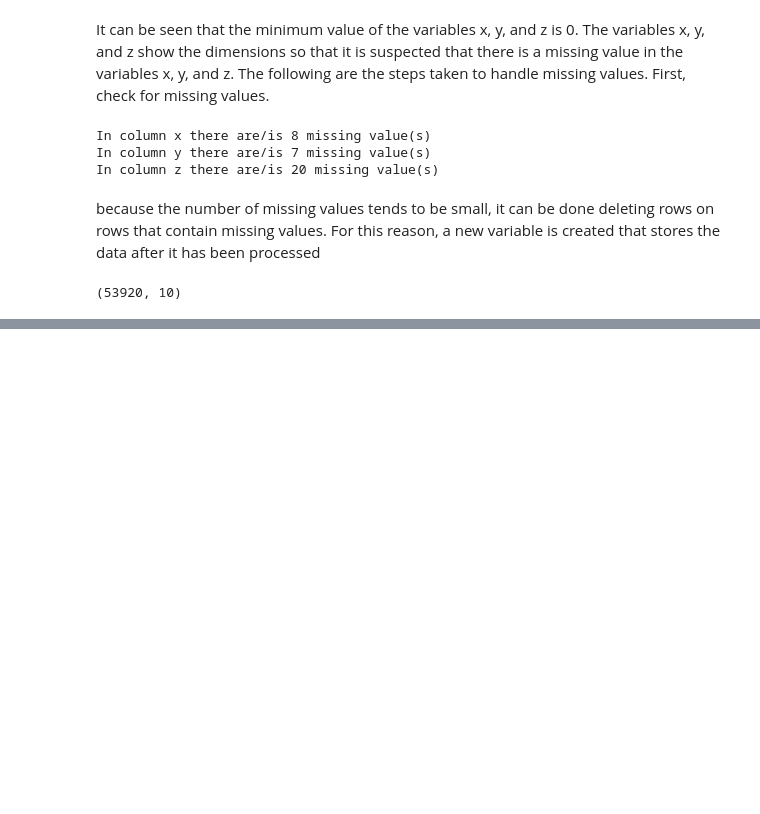
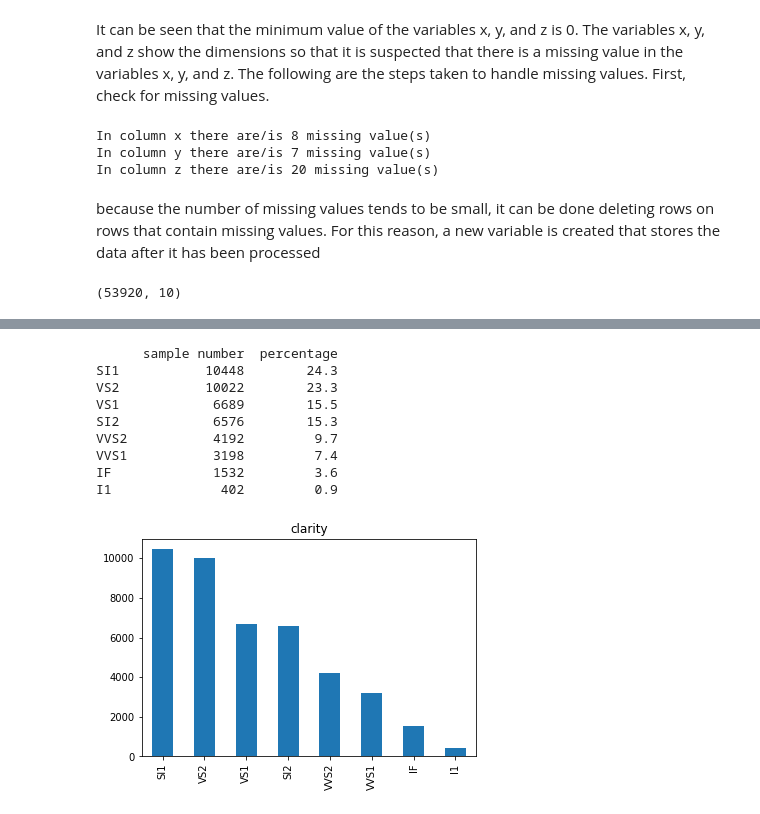
Before and after one commit to haseaalf/Diamond-Price-Prediction, a Jupyter notebook: development_notebook.ipynb, the cells around one changed output, grey strips where cells are left out. Cells and saved outputs as stored; diff of their text form; code cells hidden in the pictures; blank space fills up the shorter version.

```diff
--- a/development_notebook.ipynb
+++ b/development_notebook.ipynb
@@ -86,0 +169,18 @@ new_data.shape
+# %%
+feature = categorical_features[2]
+count = new_data[feature].value_counts()
+percent = 100*new_data[feature].value_counts(normalize=True)
+df = pd.DataFrame({'sample number':count, 'percentage':percent.round(1)})
+print(df)
+count.plot(kind='bar', title=feature);
+# %% [output]
+      sample number  percentage
+SI1           10448        24.3
+VS2           10022        23.3
+VS1            6689        15.5
+SI2            6576        15.3
+VVS2           4192         9.7
+VVS1           3198         7.4
+IF             1532         3.6
+I1              402         0.9
+[figure, added]
```
Also changed, not shown: parts of 31 cells of this notebook.
